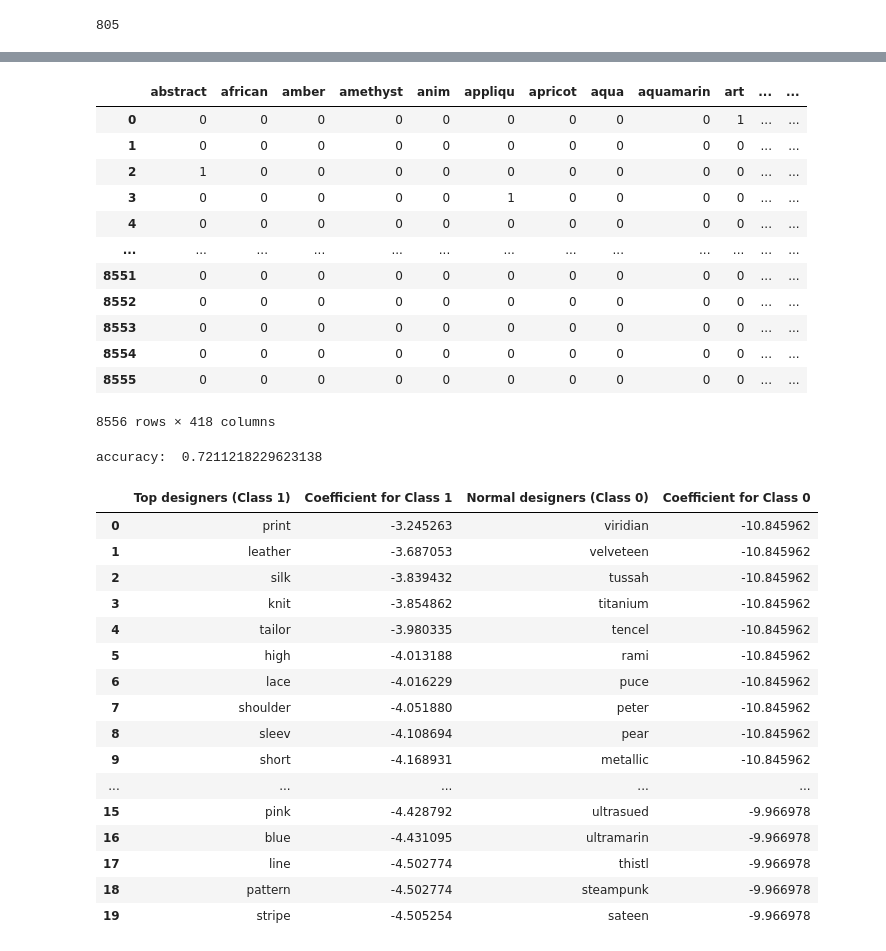
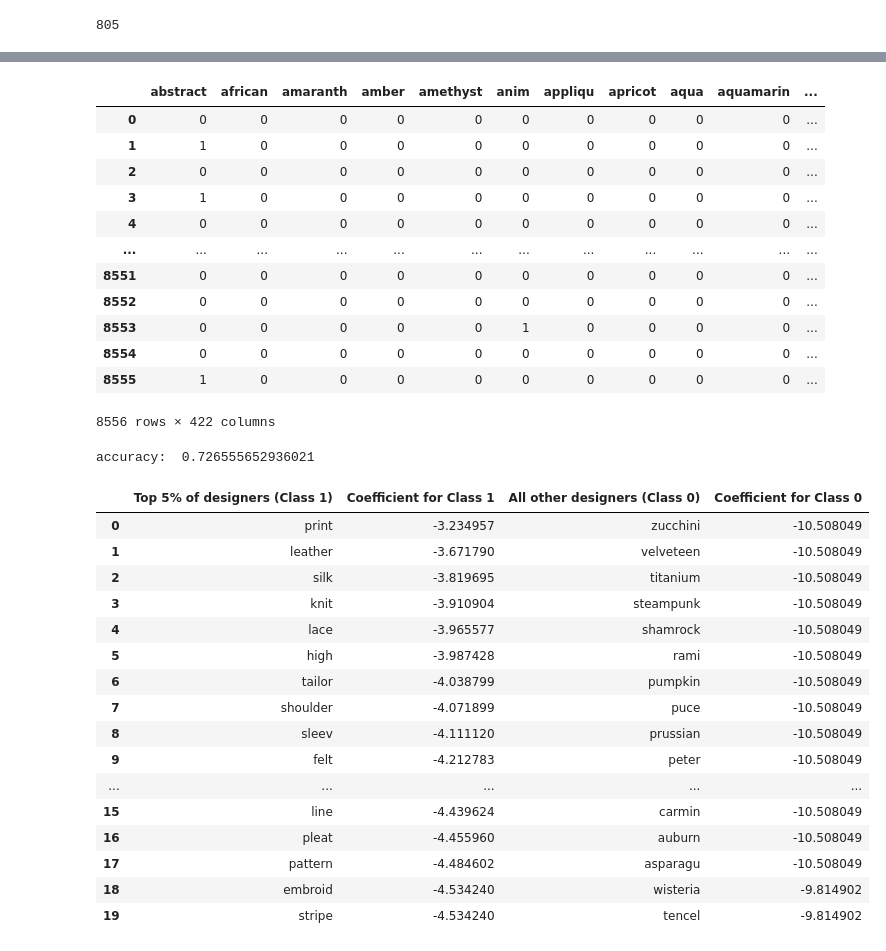
Before and after one commit to bellagracefinck/trend_cycle, a Jupyter notebook: model_creation.ipynb, the cells around one changed output, grey strips where cells are left out. Drawn from its saved outputs; the diff is of its cells as text; code cells hidden in the pictures.

```diff
--- a/model_creation.ipynb
+++ b/model_creation.ipynb
@@ -158,7 +158,7 @@ for i in range(len(collections['id'])):
     words = []
     word_types = []
     for x in range(len(TRAIN_DATA[i][1]['entities'])):
-        #if TRAIN_DATA[i][1]['entities'][x][3] != 'GARMENT_TYPE':
+        if TRAIN_DATA[i][1]['entities'][x][3] != 'GARMENT_TYPE':
             words.append(TRAIN_DATA[i][1]['entities'][x][0])
             word_types.append(TRAIN_DATA[i][1]['entities'][x][3])
     descriptors.append(words)
@@ -627,9 +636,12 @@ Validation samples: 2852
 # %%
 from tensorflow.keras.layers import TextVectorization
-text_vectorizer = TextVectorization(max_tokens= 426, output_sequence_length= 30)
+text_vectorizer = TextVectorization(max_tokens= 425, output_sequence_length= 30)
 
 # Adapt the text vectorizer to the training data
 text_vectorizer.adapt(X_train)
+
+
+X_train_seqs = tokenizer.texts_to_sequences(X_train)
 # %%
 # examine the vocabulary
 vocab = text_vectorizer.get_vocabulary()
@@ -787,64 +815,64 @@ dftrain.shape
 
 dftrain
 # %% [output]
-|  | abstract | african | amber | amethyst | anim | appliqu | apricot | aqua | aquamarin | art | ... | ... |
-| 0 | 0 | 0 | 0 | 0 | 0 | 0 | 0 | 0 | 0 | 1 | ... | ... |
-| 1 | 0 | 0 | 0 | 0 | 0 | 0 | 0 | 0 | 0 | 0 | ... | ... |
-| 2 | 1 | 0 | 0 | 0 | 0 | 0 | 0 | 0 | 0 | 0 | ... | ... |
-| 3 | 0 | 0 | 0 | 0 | 0 | 1 | 0 | 0 | 0 | 0 | ... | ... |
-| 4 | 0 | 0 | 0 | 0 | 0 | 0 | 0 | 0 | 0 | 0 | ... | ... |
-| ... | ... | ... | ... | ... | ... | ... | ... | ... | ... | ... | ... | ... |
-| 8551 | 0 | 0 | 0 | 0 | 0 | 0 | 0 | 0 | 0 | 0 | ... | ... |
-| 8552 | 0 | 0 | 0 | 0 | 0 | 0 | 0 | 0 | 0 | 0 | ... | ... |
-| 8553 | 0 | 0 | 0 | 0 | 0 | 0 | 0 | 0 | 0 | 0 | ... | ... |
-| 8554 | 0 | 0 | 0 | 0 | 0 | 0 | 0 | 0 | 0 | 0 | ... | ... |
-| 8555 | 0 | 0 | 0 | 0 | 0 | 0 | 0 | 0 | 0 | 0 | ... | ... |
+|  | abstract | african | amaranth | amber | amethyst | anim | appliqu | apricot | aqua | aquamarin | ... |
+| 0 | 0 | 0 | 0 | 0 | 0 | 0 | 0 | 0 | 0 | 0 | ... |
+| 1 | 1 | 0 | 0 | 0 | 0 | 0 | 0 | 0 | 0 | 0 | ... |
+| 2 | 0 | 0 | 0 | 0 | 0 | 0 | 0 | 0 | 0 | 0 | ... |
+| 3 | 1 | 0 | 0 | 0 | 0 | 0 | 0 | 0 | 0 | 0 | ... |
+| 4 | 0 | 0 | 0 | 0 | 0 | 0 | 0 | 0 | 0 | 0 | ... |
+| ... | ... | ... | ... | ... | ... | ... | ... | ... | ... | ... | ... |
+| 8551 | 0 | 0 | 0 | 0 | 0 | 0 | 0 | 0 | 0 | 0 | ... |
+| 8552 | 0 | 0 | 0 | 0 | 0 | 0 | 0 | 0 | 0 | 0 | ... |
+| 8553 | 0 | 0 | 0 | 0 | 0 | 1 | 0 | 0 | 0 | 0 | ... |
+| 8554 | 0 | 0 | 0 | 0 | 0 | 0 | 0 | 0 | 0 | 0 | ... |
+| 8555 | 1 | 0 | 0 | 0 | 0 | 0 | 0 | 0 | 0 | 0 | ... |
-8556 rows × 418 columns
+8556 rows × 422 columns
 # %%
-clf = MultinomialNB(alpha = 0.71)
+clf = MultinomialNB()
 model = clf.fit(dftrain, y_train)
 preds = model.predict(dftest)
 accuracy = accuracy_score(y_test, preds)
 print('accuracy: ', accuracy)
 # %% [output]
-accuracy:  0.7211218229623138
+accuracy:  0.726555652936021
 # %%
 # Extract top informative words and their coefficients
 log_probabilities = model.feature_log_prob_
 target_class_log_probabilities = log_probabilities[1]
 feature_names = bow.get_feature_names_out()
 word_log_probabilities = dict(zip(feature_names, target_class_log_probabilities))
 sorted_words = sorted(word_log_probabilities.items(), key=lambda x: x[1], reverse=True)
 
 top_words_count = 20
-top_informative_words = pd.DataFrame(columns=['Top designers (Class 1)', 'Coefficient for Class 1',
-                                               'Normal designers (Class 0)', 'Coefficient for Class 0'])
+top_informative_words = pd.DataFrame(columns=['Top 5% of designers (Class 1)', 'Coefficient for Class 1',
+                                               'All other designers (Class 0)', 'Coefficient for Class 0'])
 for i in range(top_words_count):
     word_class_1, log_prob_class_1 = sorted_words[i]
     word_class_0, log_prob_class_0 = sorted_words[-(i+1)]
     top_informative_words = pd.concat([top_informative_words,
-                                        pd.DataFrame({'Top designers (Class 1)': [word_class_1],
+                                        pd.DataFrame({'Top 5% of designers (Class 1)': [word_class_1],
                                                       'Coefficient for Class 1': [log_prob_class_1],
-                                                      'Normal designers (Class 0)': [word_class_0],
+                                                      'All other designers (Class 0)': [word_class_0],
                                                       'Coefficient for Class 0': [log_prob_class_0]})],
                                        ignore_index=True)
 
 top_informative_words
 # %% [output]
-|  | Top designers (Class 1) | Coefficient for Class 1 | Normal designers (Class 0) | Coefficient for Class 0 |
-| 0 | print | -3.245263 | viridian | -10.845962 |
-| 1 | leather | -3.687053 | velveteen | -10.845962 |
-| 2 | silk | -3.839432 | tussah | -10.845962 |
-| 3 | knit | -3.854862 | titanium | -10.845962 |
-| 4 | tailor | -3.980335 | tencel | -10.845962 |
-| 5 | high | -4.013188 | rami | -10.845962 |
-| 6 | lace | -4.016229 | puce | -10.845962 |
-| 7 | shoulder | -4.051880 | peter | -10.845962 |
-| 8 | sleev | -4.108694 | pear | -10.845962 |
-| 9 | short | -4.168931 | metallic | -10.845962 |
+|  | Top 5% of designers (Class 1) | Coefficient for Class 1 | All other designers (Class 0) | Coefficient for Class 0 |
+| 0 | print | -3.234957 | zucchini | -10.508049 |
+| 1 | leather | -3.671790 | velveteen | -10.508049 |
+| 2 | silk | -3.819695 | titanium | -10.508049 |
+| 3 | knit | -3.910904 | steampunk | -10.508049 |
+| 4 | lace | -3.965577 | shamrock | -10.508049 |
+| 5 | high | -3.987428 | rami | -10.508049 |
+| 6 | tailor | -4.038799 | pumpkin | -10.508049 |
+| 7 | shoulder | -4.071899 | puce | -10.508049 |
+| 8 | sleev | -4.111120 | prussian | -10.508049 |
+| 9 | felt | -4.212783 | peter | -10.508049 |
 | ... | ... | ... | ... | ... |
-| 15 | pink | -4.428792 | ultrasued | -9.966978 |
-| 16 | blue | -4.431095 | ultramarin | -9.966978 |
-| 17 | line | -4.502774 | thistl | -9.966978 |
-| 18 | pattern | -4.502774 | steampunk | -9.966978 |
-| 19 | stripe | -4.505254 | sateen | -9.966978 |
+| 15 | line | -4.439624 | carmin | -10.508049 |
+| 16 | pleat | -4.455960 | auburn | -10.508049 |
+| 17 | pattern | -4.484602 | asparagu | -10.508049 |
+| 18 | embroid | -4.534240 | wisteria | -9.814902 |
+| 19 | stripe | -4.534240 | tencel | -9.814902 |
```
Also changed, not shown: parts of 19 cells of this notebook, 1 other file.
